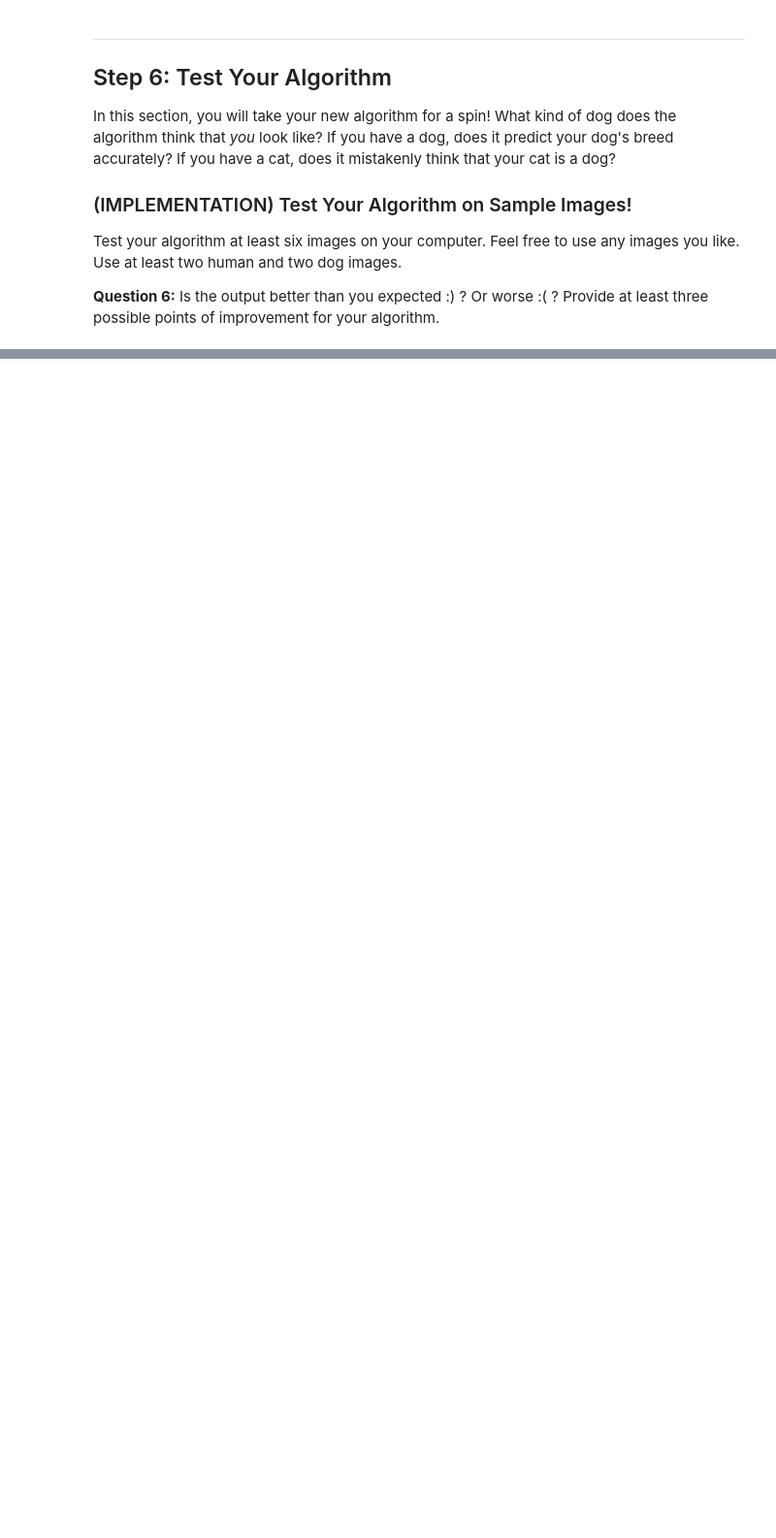
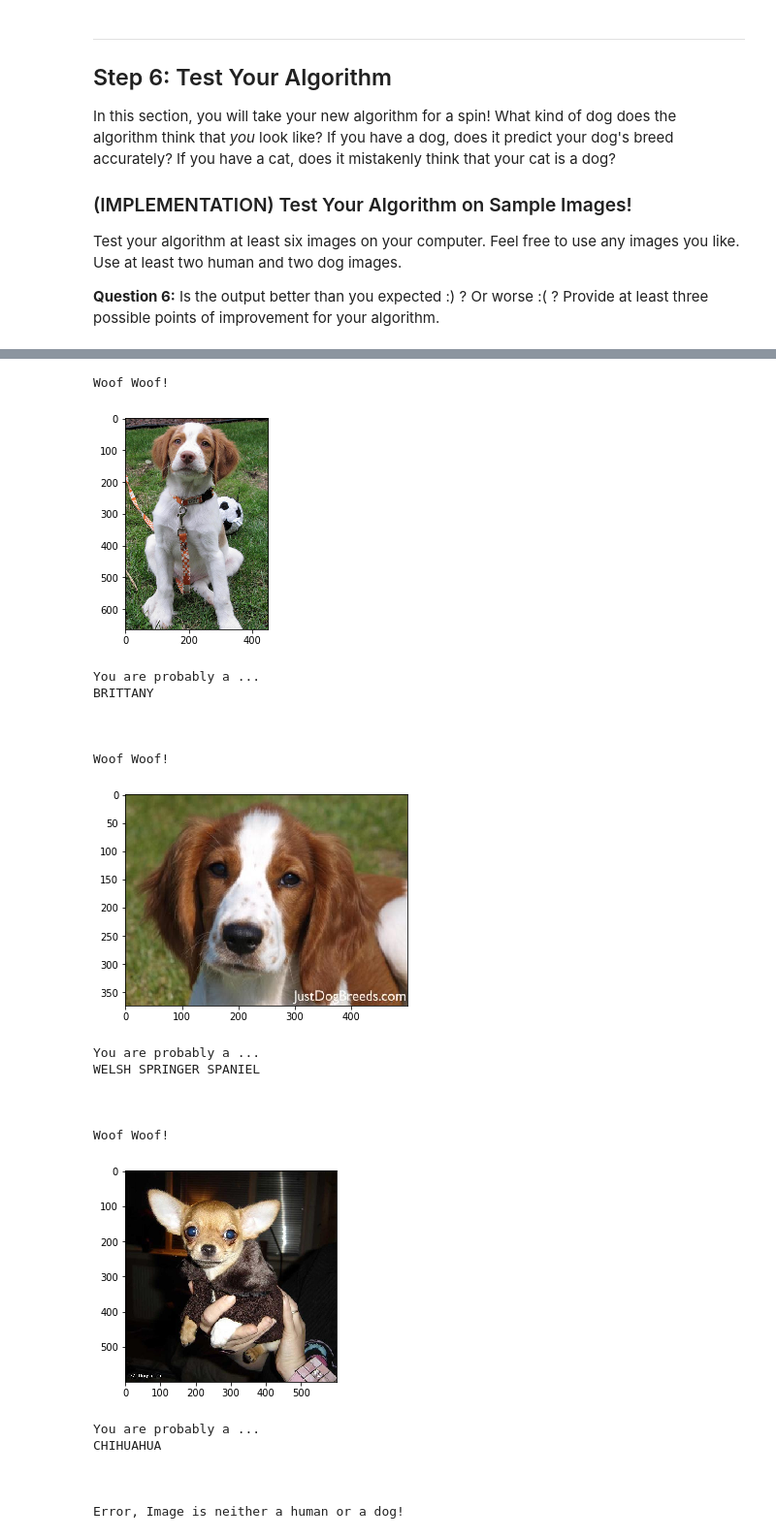
Before and after one commit to osama1991bokhari/Project2_dog-breed-classifier, a Jupyter notebook: dog_app.ipynb, the cells around one changed output, grey strips where cells are left out. Shown at 97% size. Drawn from its saved outputs; the diff is of its cells as text; code cells hidden in the pictures; blank space fills up the shorter version.

```diff
--- a/dog_app.ipynb
+++ b/dog_app.ipynb
@@ -754,7 +742,8 @@ Train and validate your model in the code cell below.  [Save the final model par
 loaders_transfer = {'train': train_data_loader,
                    'valid': valid_data_loader,
                    'test': test_data_loader}
-model_transfer =  train(25, loaders_transfer, model_transfer, optimizer_transfer,
+if not path.exists("model_transfer.pt"):
+    model_transfer =  train(25, loaders_transfer, model_transfer, optimizer_transfer,
                         criterion_transfer, use_cuda, 'model_transfer.pt')
 
 # load the model that got the best validation accuracy (uncomment the line below)
@@ -853,3 +822,34 @@ def run_app(img_path):
+# %%
+### TODO: Write your algorithm.
+### Feel free to use as many code cells as needed.
+
+def run_app(img_path):
+    ## handle cases for a human face, dog, and neither
+    if face_detector(img_path):
+        print("Hello Human!")
+        img = cv2.imread(img_path)
+        cv_rgb = cv2.cvtColor(img, cv2.COLOR_BGR2RGB)
+        plt.imshow(cv_rgb)
+        plt.show()
+        predicted_resemblance = predict_breed_transfer(img_path)
+        print("You look like a ...\n" + predicted_resemblance.upper())
+        print("\n\n")
+    elif dog_detector(img_path):
+        print("Woof Woof!")
+        img = cv2.imread(img_path)
+        cv_rgb = cv2.cvtColor(img, cv2.COLOR_BGR2RGB)
+        plt.imshow(cv_rgb)
+        plt.show()
+        predicted_breed = predict_breed_transfer(img_path)
+        print("You are probably a ...\n" + predicted_breed.upper())
+        print("\n\n")
+    else:
+        print("Error, Image is neither a human or a dog!")
+        img = cv2.imread(img_path)
+        cv_rgb = cv2.cvtColor(img, cv2.COLOR_BGR2RGB)
+        plt.imshow(cv_rgb)
+        plt.show()
+        print("\n\n")
 # %% [markdown]
 ---
 <a id='step6'></a>
@@ -874,0 +918,30 @@ for file in np.hstack((human_files[:3], dog_files[:3])):
+# %%
+run_app("images/Brittany_02625.jpg")
+run_app("images/Welsh_springer_spaniel_08203.jpg")
+run_app('dogImages/train/048.Chihuahua/Chihuahua_03446.jpg')
+run_app('images/cat.jpg')
+run_app('images/wolf.jpg')
+run_app('images/fox.jpg')
+# %% [output]
+Woof Woof!
+[figure, added]
+You are probably a ...
+BRITTANY
+
+
+
+Woof Woof!
+[figure, added]
+You are probably a ...
+WELSH SPRINGER SPANIEL
+
+
+
+Woof Woof!
+[figure, added]
+You are probably a ...
+CHIHUAHUA
+
+
+
+Error, Image is neither a human or a dog!
```
Also changed, not shown: parts of 9 cells of this notebook, 4 other files.
